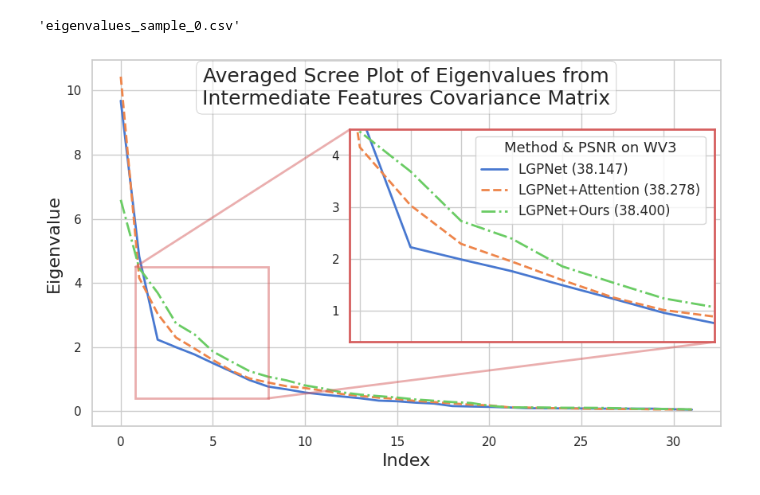
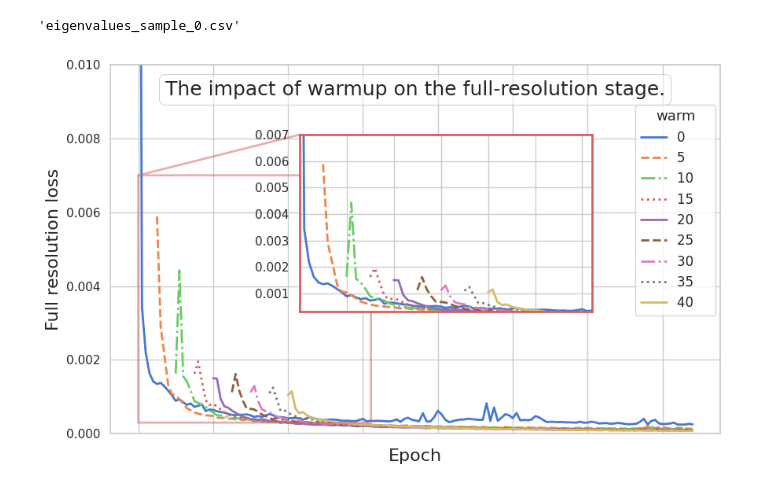
Before and after one commit to Kndy666/ZSPan, a Jupyter notebook: rebuttel.ipynb, the cells around one changed output. Saved outputs shown, nothing was run; the diff lists cells and outputs as text; code cells hidden in the pictures.

Commit message:
plot jup warm epoch

```diff
--- a/rebuttel.ipynb
+++ b/rebuttel.ipynb
@@ -35,80 +35,94 @@ import matplotlib.pyplot as plt
 import pandas as pd
 import matplotlib.font_manager as fm
 
-fm.fontManager.addfont('/home/kndy666/miniconda3/envs/ML/lib/python3.11/site-packages/matplotlib/mpl-data/fonts/ttf/times.ttf')
+# 可选：添加自定义字体
+# fm.fontManager.addfont('/home/kndy666/miniconda3/envs/ML/lib/python3.11/site-packages/matplotlib/mpl-data/fonts/ttf/times.ttf')
 plt.rcParams['font.family'] = 'Times New Roman'
 
-# 读取CSV文件
-df = pd.read_csv("eigenvalues_sample_6.csv")
+# 读取CSV文件，并指定空值处理
+df = pd.read_csv("eigenvalues_sample_6.csv", na_values=",")
 
-# 对每一列进行降序排序
-df_sorted = df.apply(lambda x: x.sort_values(ascending=False).values)
+# 检查是否存在 'Step' 列，否则使用索引作为 x 轴
+if 'Step' in df.columns:
+    x_col = 'Step'  # 如果存在则使用 'Step'
+else:
+    df['Step'] = df.index  # 不存在则将索引添加为 'Step' 列
+    x_col = 'Step'
 
-# Set Seaborn style
+# 设置 Seaborn 样式
 sns.set(style="whitegrid", palette="muted")
 
-# Line styles for differentiation
+# 定义不同的线型以便区分
 line_styles = ['-', '--', '-.', ':']
 
-# Initialize the plot
+# 初始化绘图
 fig, ax = plt.subplots(figsize=(9, 5.5))
 
-# Plot each column using Seaborn's lineplot with different line styles
-for i, column in enumerate(df_sorted.columns):
-    sns.lineplot(data=df_sorted, x=df_sorted.index, y=df_sorted[column],
-                 label=column, markers='o', markersize=6, linewidth=2,
-                 linestyle=line_styles[i % len(line_styles)], ax=ax)
+# 使用 Seaborn 的 lineplot 绘制每个列（除 'Step' 外）
+for i, column in enumerate(df.columns):
+    if column != 'Step':
+        sns.lineplot(data=df, x=x_col, y=column,
+                     label=column, markers='o', markersize=6, linewidth=2,
+                     linestyle=line_styles[i % len(line_styles)], ax=ax)
 
-# Title and labels
-plt.xlabel('Index', fontsize=16)
-plt.ylabel('Eigenvalue', fontsize=16)
-title = plt.title('Averaged Scree Plot of Eigenvalues from\nIntermediate Features Covariance Matrix', fontsize=18, loc='center', pad=-40)
+# 添加标题和标签
+plt.xlabel('Epoch', fontsize=16)
+plt.ylabel('Full resolution loss',fontsize=16)
+title = plt.title('The impact of warmup on the full-resolution stage.', fontsize=18, loc='center', pad=-28)
 bbox_props = dict(boxstyle="round,pad=0.3", facecolor='white', edgecolor='grey', linewidth=0.5, alpha=0.5)
 title.set_bbox(bbox_props)
 
-# Create an inset of the plot around x = 5
-axin = ax.inset_axes([0.41, 0.23, 0.58, 0.58])  # Position and size [x, y, width, height]
-for i, column in enumerate(df_sorted.columns):
-    sns.lineplot(data=df_sorted, x=df_sorted.index, y=df_sorted[column],
-                 label=column, markers='o', markersize=6, linewidth=2,
-                 linestyle=line_styles[i % len(line_styles)], ax=axin)
+# 在图中添加放大区域（子图）
+axin = ax.inset_axes([0.31, 0.33, 0.48, 0.48])
+for i, column in enumerate(df.columns):
+    if column != 'Step':
+        sns.lineplot(data=df, x=x_col, y=column,
+                     label=column, markers='o', markersize=6, linewidth=2,
+                     linestyle=line_styles[i % len(line_styles)], ax=axin)
 
-# Subplot adjustments
+# 子图细节设置：不显示图例与坐标标签
 axin.legend().set_visible(False)
 axin.tick_params(left=False, bottom=False, labelbottom=False)
-axin.set_xticklabels([])  # No x-tick labels
-axin.set_xlabel('')      # No x-axis label
-axin.set_ylabel('')      # No y-axis label
+axin.set_xticklabels([])
+axin.set_xlabel('')
+axin.set_ylabel('')
 
-# Zoomed-in area: focusing on x = 5
-axin.set_xlim(0.8, 8)  # Adjust x-range for zoom (near 5)
-axin.set_ylim(0.4, 4.5)   # Adjust y-range for zoom (adjust as needed)
+# 设置子图的放大区域范围
+axin.set_xlim(0.01,62.127)
+axin.set_ylim(0.0003, 0.007)
 
-# 获取Seaborn的主题颜色
-theme_color = sns.color_palette("muted")[3]  # 使用"muted"调色板的第一个颜色
+# 获取 Seaborn 的主题颜色
+theme_color = sns.color_palette("muted")[3]
 
-# 设置子图边框颜色与线条宽度
+# 设置子图边框颜色和线宽
 for spine in axin.spines.values():
-    spine.set_edgecolor(theme_color)  # 设置子图边框颜色与主题一致
-    spine.set_linewidth(2)            # 设置线条宽度
+    spine.set_edgecolor(theme_color)
+    spine.set_linewidth(2)
 
-# Adding zoom rectangle to main plot with increased visibility
+# 添加放大框到主图，并设置边框颜色与线宽
 zoom_rectangle = ax.indicate_inset_zoom(axin)
 rect = zoom_rectangle[0]  # Access the first element of the tuple, which is the rectangle
 rect.set_edgecolor(theme_color)  # 设置放大框的边框颜色与主题一致
 rect.set_linewidth(2)            # 设置放大框的线条宽度
 
 # Access and modify the connecting lines (ZoomEffect) directly
 zoom_lines = zoom_rectangle[1]  # This contains the connecting lines (ZoomEffect)
 for line in zoom_lines:
     line.set_color(theme_color)  # 设置连接线的颜色与主题一致
     line.set_linewidth(2)        # 设置连接线的宽度
 
-ax.legend(title="Method & PSNR on WV3", fontsize=12, title_fontsize=13, loc='upper left', bbox_to_anchor=(0.6, 0.81))
+# 设置主图纵轴范围为 0 到 0.01
+ax.set_ylim(0, 0.01)
 
-# Show plot
+# 隐藏主图的 x 轴标签
+ax.set_xticklabels([])
+
+# 设置图例位置与属性
+ax.legend(title="warm", fontsize=12, title_fontsize=13, loc='upper left', bbox_to_anchor=(0.85,0.91))
+
+# 布局调整和保存图像
 plt.tight_layout()
 plt.savefig("eigenvalues_sample_lgpnet.pdf")
 plt.show()
 # %% [output]
-[figure, old version]
+[figure, new version]
```
Also changed, not shown: 23 other files.
